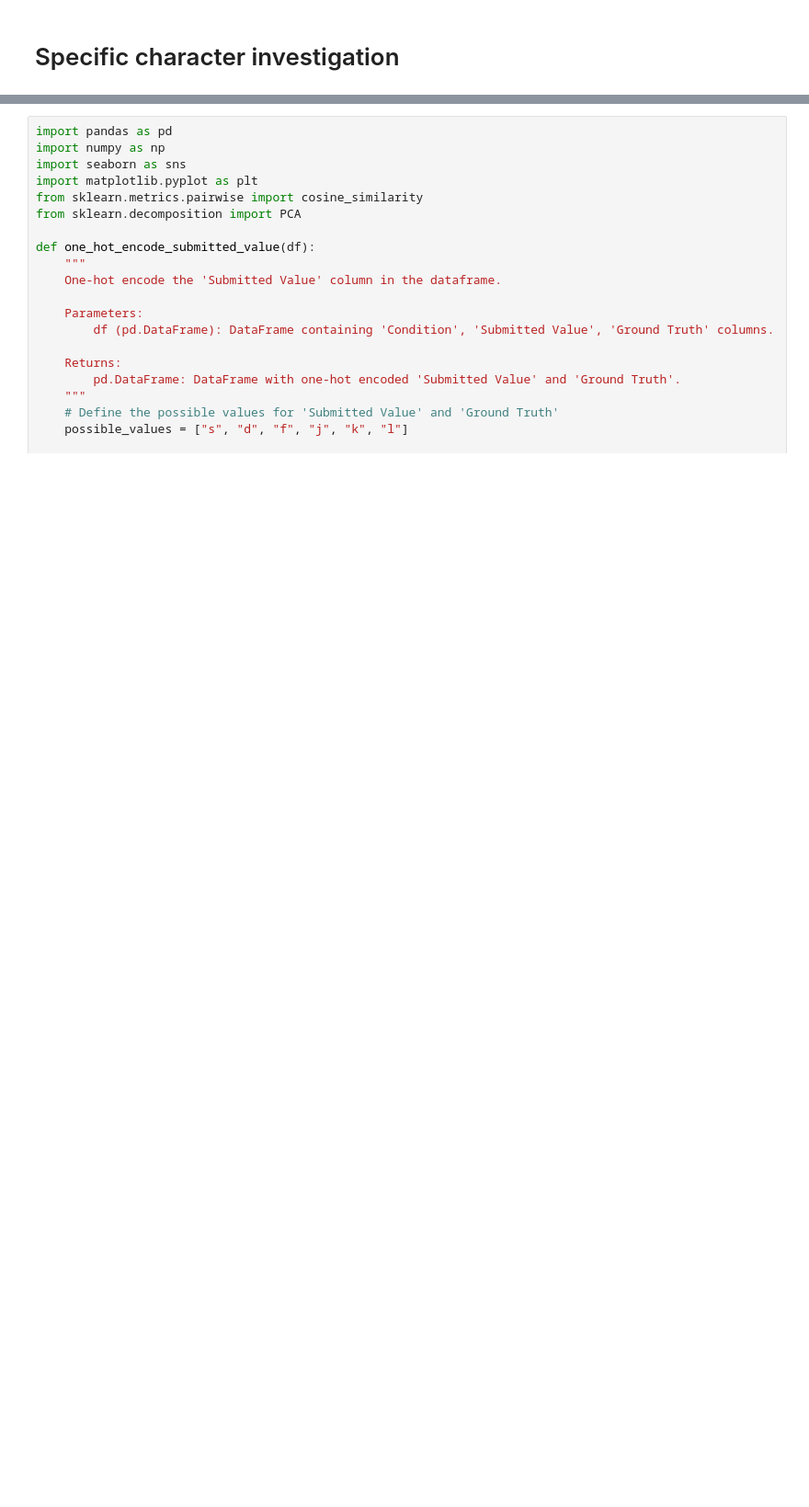
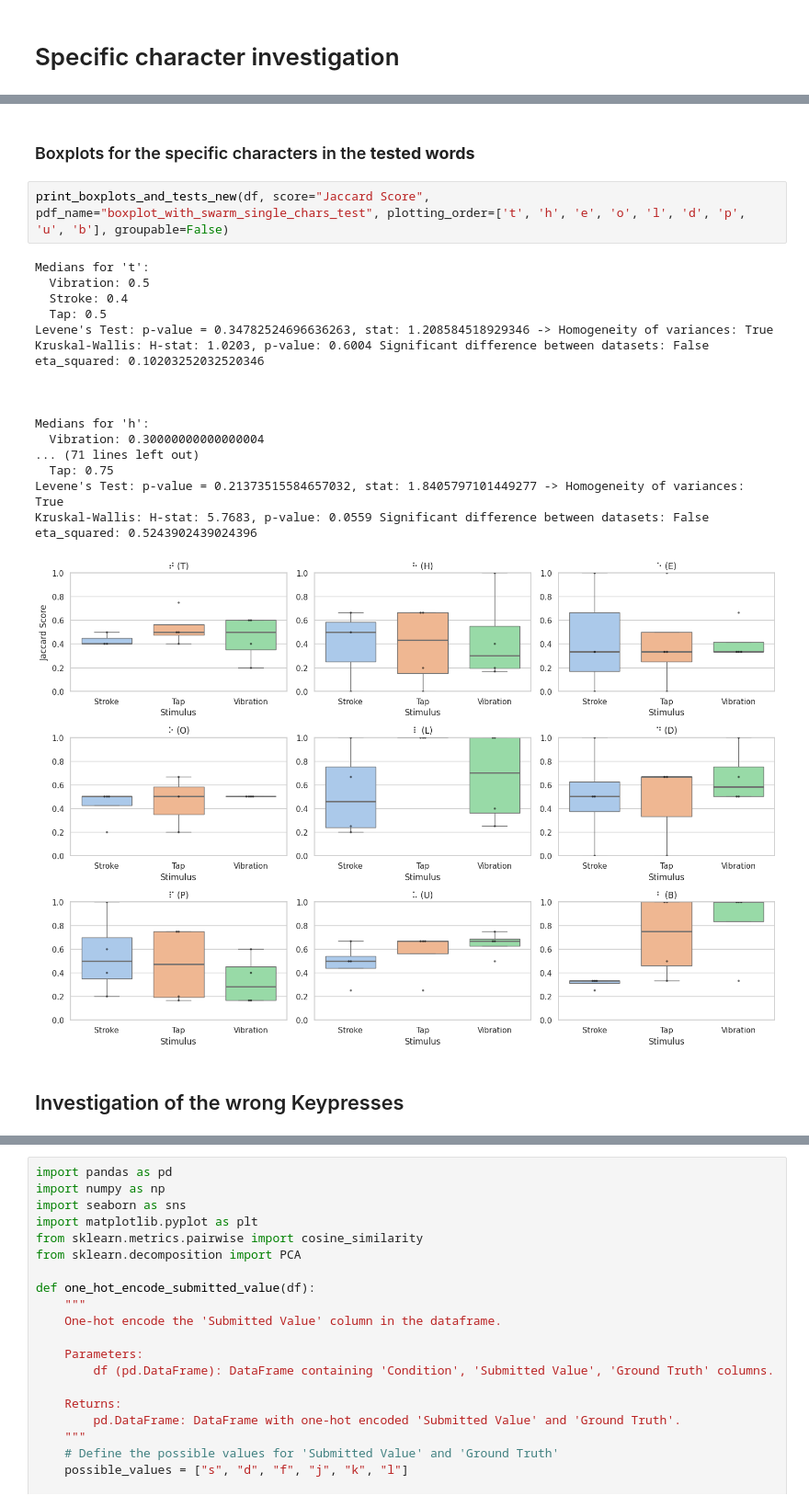
Before and after one commit to T0B1K/BrailleGloveStatistics, a Jupyter notebook: content/study1/experiment/study1_experiment.ipynb, the cells around one changed output, grey strips where cells are left out. Shown at 92% size. Cells and saved outputs as stored; diff of their text form; blank space fills up the shorter version.

```diff
--- a/content/study1/experiment/study1_experiment.ipynb
+++ b/content/study1/experiment/study1_experiment.ipynb
@@ -760,0 +373,25 @@ def plot_character_counts(df):
+# %% [markdown]
+### Boxplots for the specific characters in the **tested words**
+# %%
+print_boxplots_and_tests_new(df, score="Jaccard Score", pdf_name="boxplot_with_swarm_single_chars_test", plotting_order=['t', 'h', 'e', 'o', 'l', 'd', 'p', 'u', 'b'], groupable=False)
+# %% [output]
+Medians for 't':
+  Vibration: 0.5
+  Stroke: 0.4
+  Tap: 0.5
+Levene's Test: p-value = 0.34782524696636263, stat: 1.208584518929346 -> Homogeneity of variances: True
+Kruskal-Wallis: H-stat: 1.0203, p-value: 0.6004 Significant difference between datasets: False
+eta_squared: 0.10203252032520346
+
+
+
+Medians for 'h':
+  Vibration: 0.30000000000000004
+... (71 lines left out)
+  Tap: 0.75
+Levene's Test: p-value = 0.21373515584657032, stat: 1.8405797101449277 -> Homogeneity of variances: True
+Kruskal-Wallis: H-stat: 5.7683, p-value: 0.0559 Significant difference between datasets: False
+eta_squared: 0.5243902439024396
+[figure, added]
+# %% [markdown]
+## Investigation of the wrong Keypresses
```
Also changed, not shown: parts of 25 cells of this notebook, 1 other file.
